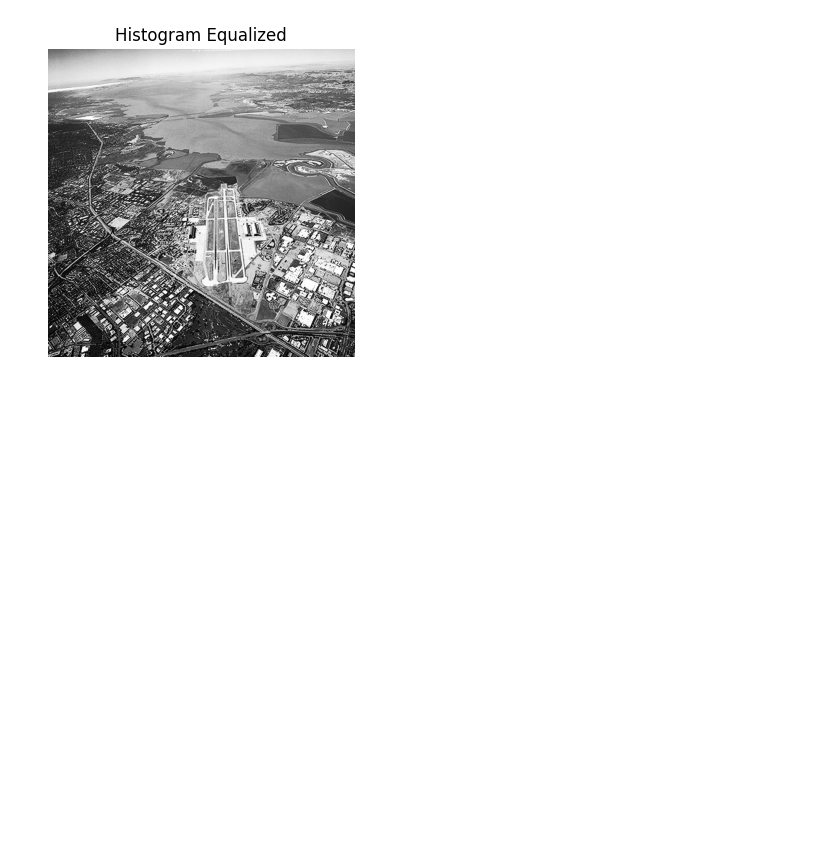
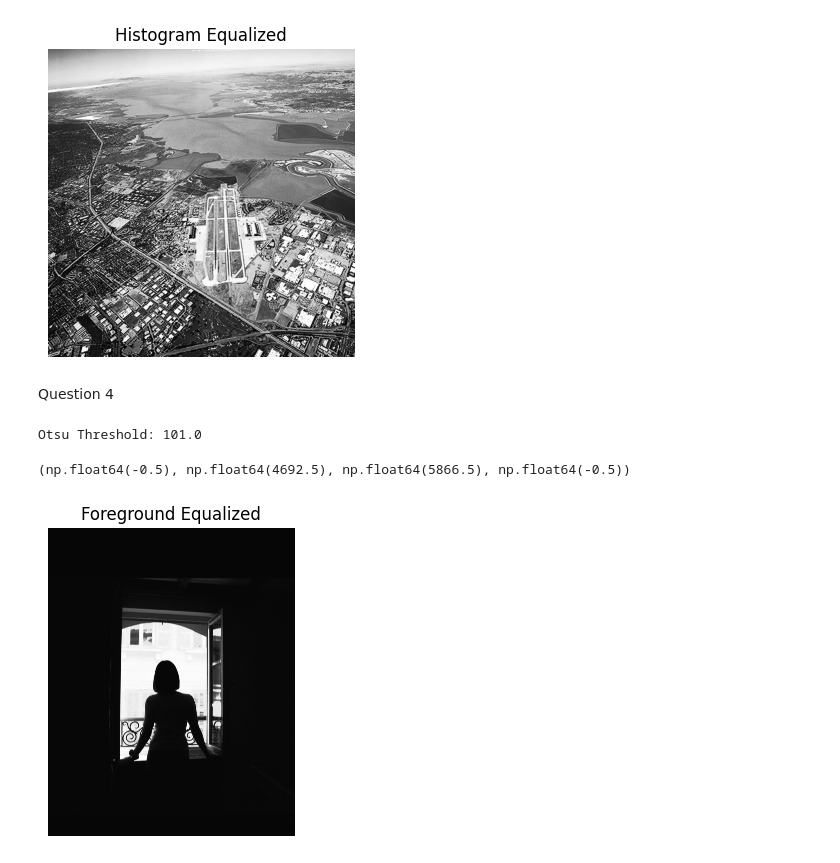
Before and after one commit to Bavitharan/computer-vision-assignment1, a Jupyter notebook: Assignment1.ipynb, the cells around one changed output. Saved outputs shown, nothing was run; the diff lists cells and outputs as text; code cells hidden in the pictures; blank space fills up the shorter version.

```diff
--- a/Assignment1.ipynb
+++ b/Assignment1.ipynb
@@ -92,3 +92,22 @@ plt.axis('off')
 # %% [output]
 (np.float64(-0.5), np.float64(764.5), np.float64(768.5), np.float64(-0.5))
 [figure]
+# %% [markdown]
+Question 4
+# %%
+ret, thresh = cv2.threshold(woman, 0, 255, cv2.THRESH_BINARY + cv2.THRESH_OTSU)
+print("Otsu Threshold:", ret)
+
+mask = thresh == 255
+eq_woman = hist_eq(woman)
+
+result = woman.copy()
+result[mask] = eq_woman[mask]
+
+plt.imshow(result, cmap='gray')
+plt.title("Foreground Equalized")
+plt.axis('off')
+# %% [output]
+Otsu Threshold: 101.0
+(np.float64(-0.5), np.float64(4692.5), np.float64(5866.5), np.float64(-0.5))
+[figure, added]
```
